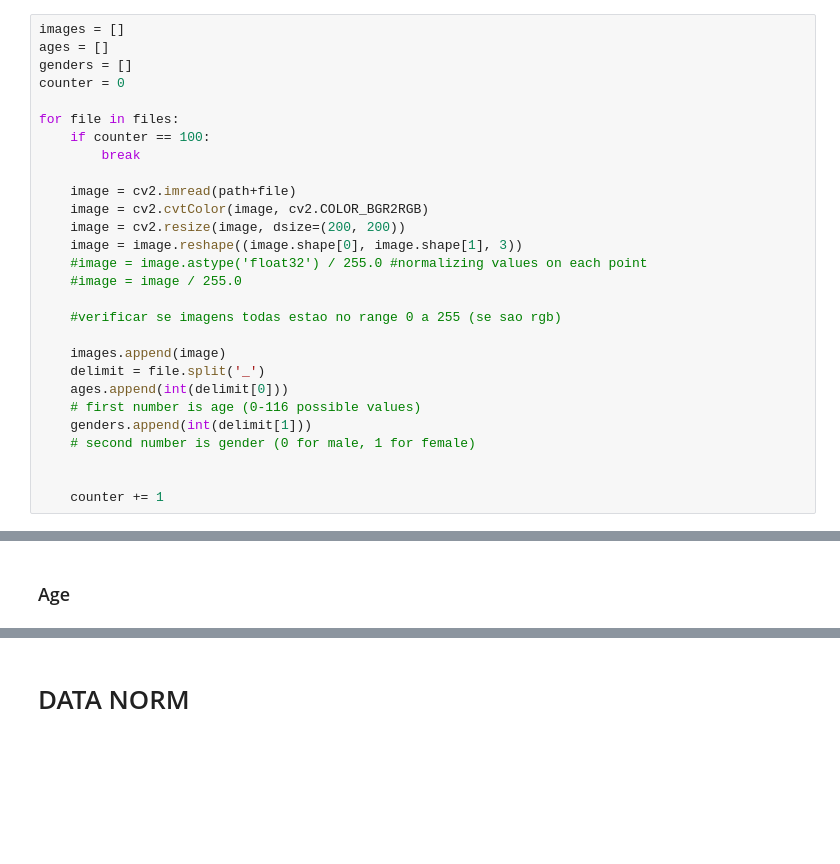
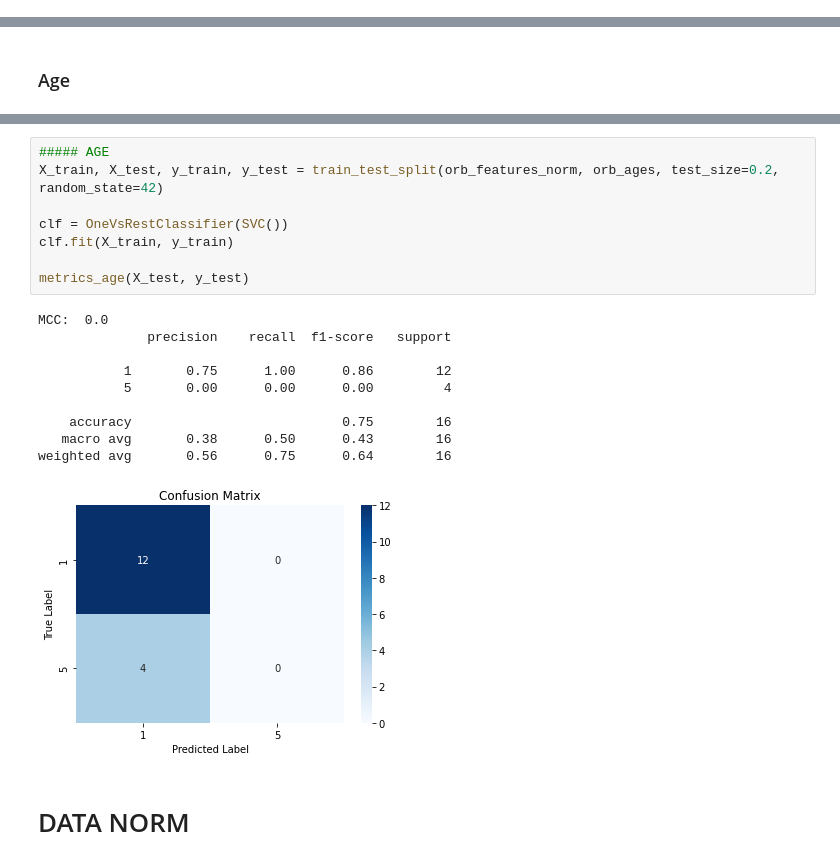
Before and after one commit to ASobreira/Advanced-Machine-Learning, a Jupyter notebook: Project/Project/only_svm.ipynb, the cells around one changed output, grey strips where cells are left out. Drawn from its saved outputs; the diff is of its cells as text; blank space fills up the shorter version.

```diff
--- a/Project/Project/only_svm.ipynb
+++ b/Project/Project/only_svm.ipynb
@@ -303,30 +318,2 @@ BASE SVM finished
 # %% [markdown]
 # DATA NOT NORM
-# %%
-images = []
-ages = []
-genders = []
-counter = 0
-
-for file in files:
-    if counter == 100:
-        break
-
-    image = cv2.imread(path+file)
-    image = cv2.cvtColor(image, cv2.COLOR_BGR2RGB)
-    image = cv2.resize(image, dsize=(200, 200))
-    image = image.reshape((image.shape[0], image.shape[1], 3))
-    #image = image.astype('float32') / 255.0 #normalizing values on each point
-    #image = image / 255.0
-
-    #verificar se imagens todas estao no range 0 a 255 (se sao rgb)
-
-    images.append(image)
-    delimit = file.split('_')
-    ages.append(int(delimit[0]))
-    # first number is age (0-116 possible values)
-    genders.append(int(delimit[1]))
-    # second number is gender (0 for male, 1 for female)
-
-
-    counter += 1
@@ -607,2 +552,21 @@ ORB Finished
+# %%
+##### AGE
+X_train, X_test, y_train, y_test = train_test_split(orb_features_norm, orb_ages, test_size=0.2, random_state=42)
+
+clf = OneVsRestClassifier(SVC())
+clf.fit(X_train, y_train)
+
+metrics_age(X_test, y_test)
+# %% [output]
+MCC:  0.0
+              precision    recall  f1-score   support
+
+           1       0.75      1.00      0.86        12
+           5       0.00      0.00      0.00         4
+
+    accuracy                           0.75        16
+   macro avg       0.38      0.50      0.43        16
+weighted avg       0.56      0.75      0.64        16
+[figure, added]
 # %% [markdown]
 # DATA NORM
```
Also changed, not shown: parts of 62 cells of this notebook, 4 other files.
